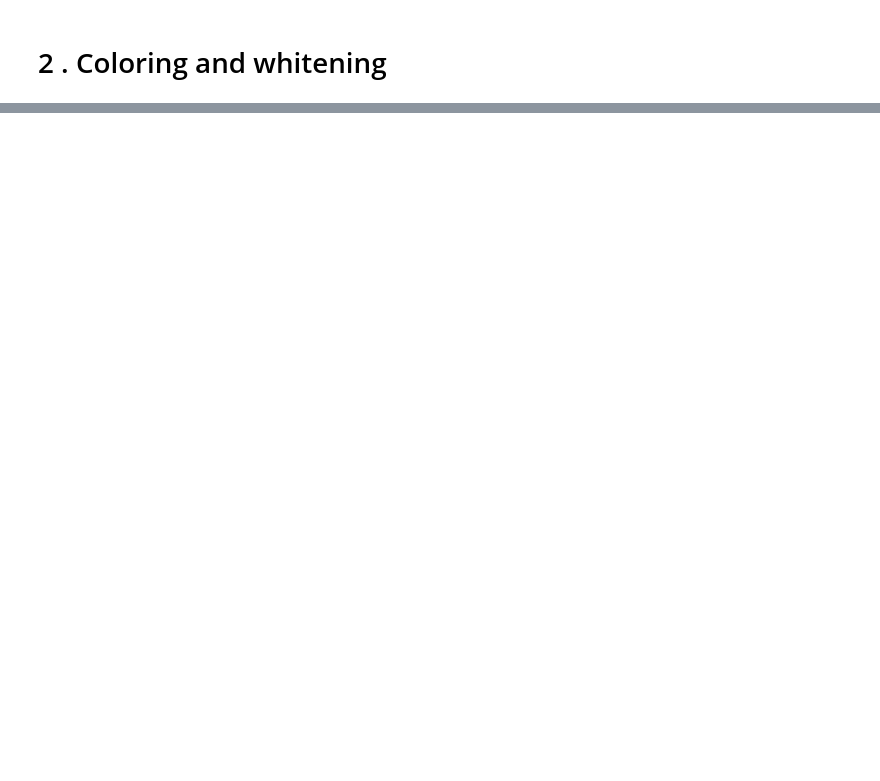
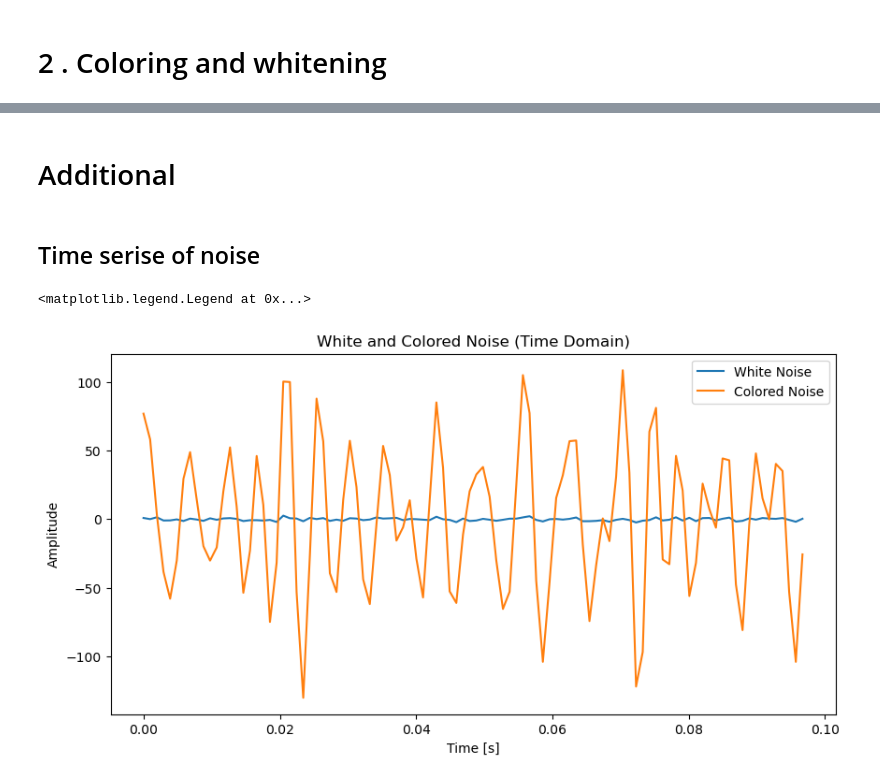
Before and after one commit to ShitongGuo/LZU_lab, a Jupyter notebook: lab3/run_code.ipynb, the cells around one changed output, grey strips where cells are left out. Drawn from its saved outputs; the diff is of its cells as text; code cells hidden in the pictures; blank space fills up the shorter version.

```diff
--- a/lab3/run_code.ipynb
+++ b/lab3/run_code.ipynb
@@ -174,0 +175,15 @@ plt.show()
+# %% [markdown]
+# Additional
+# %% [markdown]
+## Time serise of noise
+# %%
+plt.figure(figsize=(10, 5))
+plt.plot(t[:100], white_noise[:100], label="White Noise")
+plt.plot(t[:100], colored_noise[:100], label="Colored Noise")
+plt.title("White and Colored Noise (Time Domain)")
+plt.xlabel("Time [s]")
+plt.ylabel("Amplitude")
+plt.legend()
+# %% [output]
+<matplotlib.legend.Legend at 0x...>
+[figure, added]
```
Also changed, not shown: parts of 15 cells of this notebook, 1 other file.
